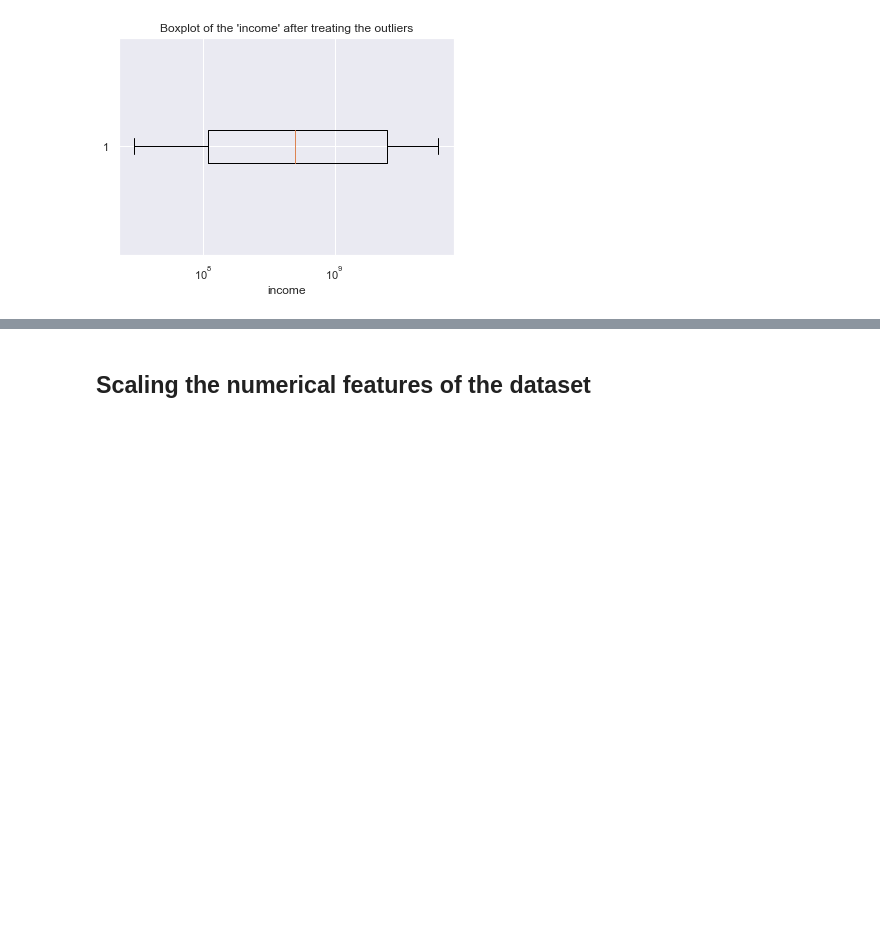
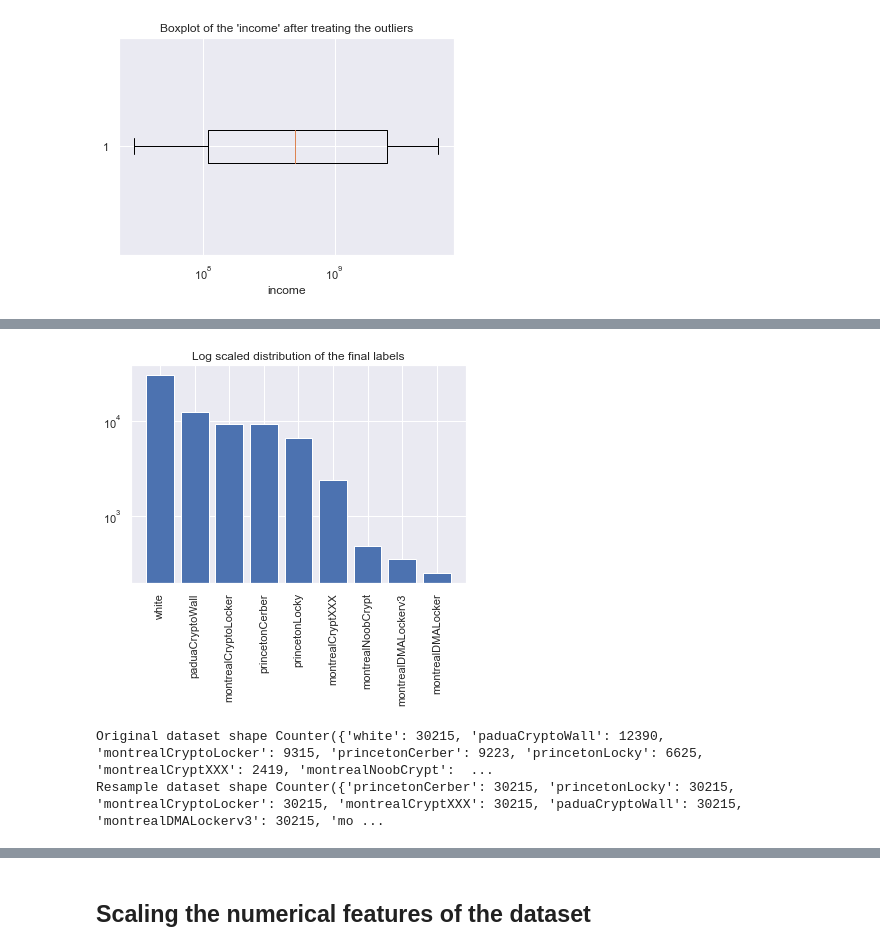
Before and after one commit to gauravsh0812/Bitcoin_Heist, a Jupyter notebook: EDA_Bitcoin_Heist.ipynb, the cells around one changed output, grey strips where cells are left out. Saved outputs shown, nothing was run; the diff lists cells and outputs as text; code cells hidden in the pictures; blank space fills up the shorter version.

```diff
--- a/EDA_Bitcoin_Heist.ipynb
+++ b/EDA_Bitcoin_Heist.ipynb
@@ -708,0 +749,25 @@ Text(0.5, 0, 'income')
+# %%
+plotting_labels()
+# %% [output]
+[figure, added]
+# %%
+# SMOTE to create synthetic datapoints
+
+X, y = df.iloc[:,:-1], df.iloc[:,-1]
+
+# import library
+from imblearn.over_sampling import SMOTE
+from collections import Counter
+
+smote = SMOTE()
+
+# fit predictor and target variable
+x_smote, y_smote = smote.fit_resample(X, y)
+
+df = pd.concat([pd.DataFrame(x_smote), pd.DataFrame(y_smote)], axis=1)
+
+print('Original dataset shape', Counter(y))
+print('Resample dataset shape', Counter(y_smote))
+# %% [output]
+Original dataset shape Counter({'white': 30215, 'paduaCryptoWall': 12390, 'montrealCryptoLocker': 9315, 'princetonCerber': 9223, 'princetonLocky': 6625, 'montrealCryptXXX': 2419, 'montrealNoobCrypt':  ...
+Resample dataset shape Counter({'princetonCerber': 30215, 'princetonLocky': 30215, 'montrealCryptoLocker': 30215, 'montrealCryptXXX': 30215, 'paduaCryptoWall': 30215, 'montrealDMALockerv3': 30215, 'mo ...
```
Also changed, not shown: parts of 11 cells of this notebook.
